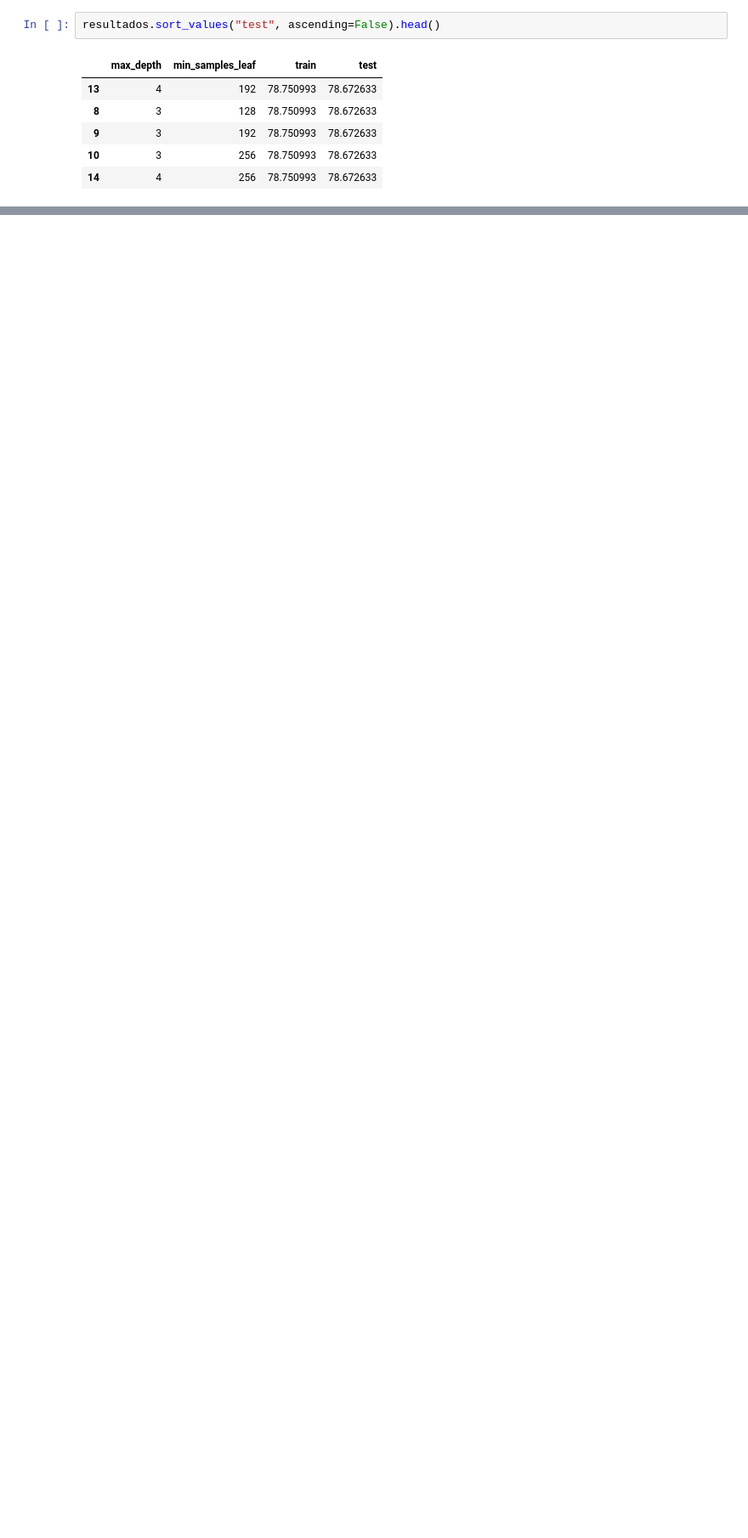
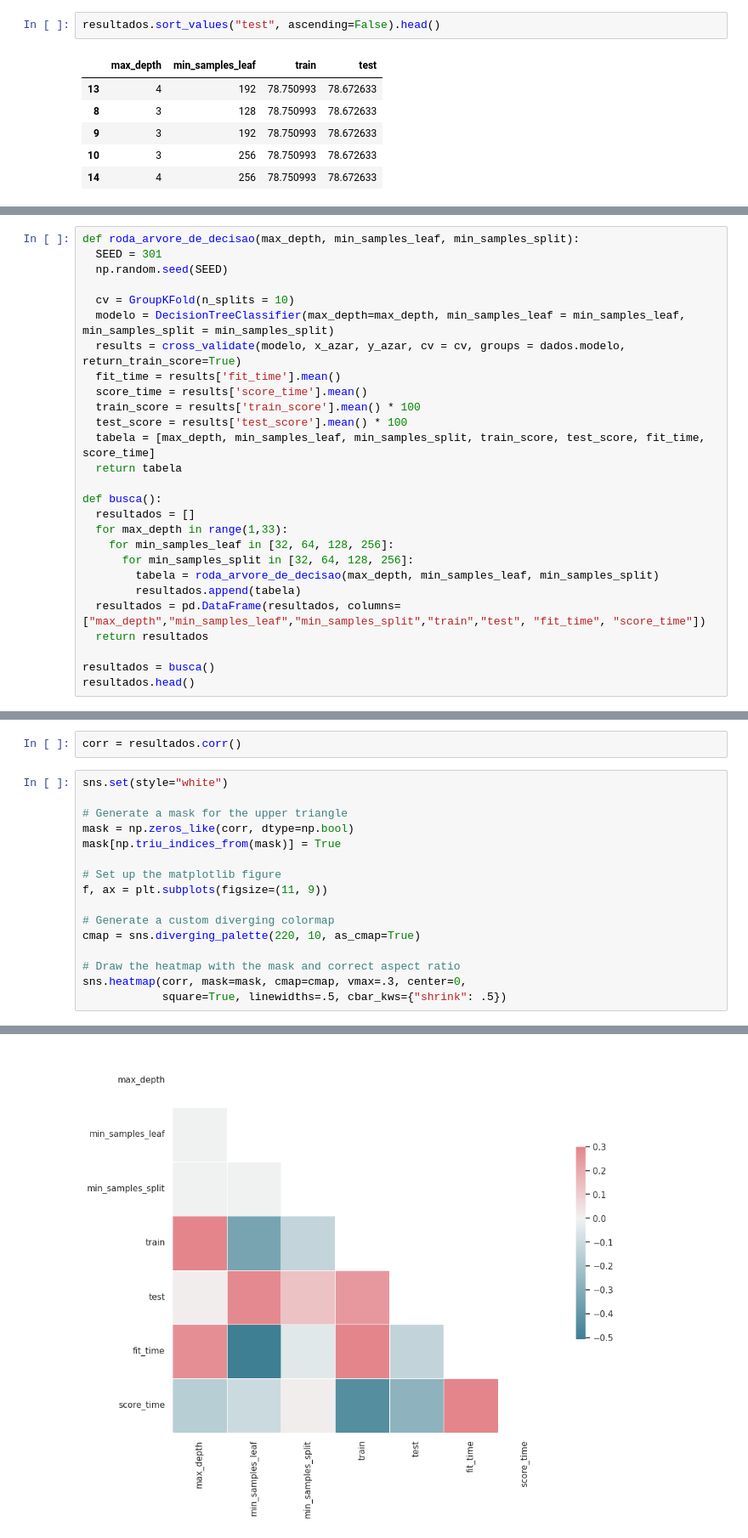
Before and after one commit to mateusopaiva/machine-learning-otimizacao, a Jupyter notebook: Machine_Learning_otimização_de_modelos_através_de_hiperparâmetros.ipynb, the cells around one changed output, grey strips where cells are left out. Shown: that part at 85% size. Cells and saved outputs as stored; diff of their text form; blank space fills up the shorter version.

```diff
--- a/Machine_Learning_otimização_de_modelos_através_de_hiperparâmetros.ipynb
+++ b/Machine_Learning_otimização_de_modelos_através_de_hiperparâmetros.ipynb
@@ -443,0 +446,27 @@ resultados.sort_values("test", ascending=False).head()
+# %%
+def roda_arvore_de_decisao(max_depth, min_samples_leaf, min_samples_split):
+  SEED = 301
+  np.random.seed(SEED)
+
+  cv = GroupKFold(n_splits = 10)
+  modelo = DecisionTreeClassifier(max_depth=max_depth, min_samples_leaf = min_samples_leaf, min_samples_split = min_samples_split)
+  results = cross_validate(modelo, x_azar, y_azar, cv = cv, groups = dados.modelo, return_train_score=True)
+  fit_time = results['fit_time'].mean()
+  score_time = results['score_time'].mean()
+  train_score = results['train_score'].mean() * 100
+  test_score = results['test_score'].mean() * 100
+  tabela = [max_depth, min_samples_leaf, min_samples_split, train_score, test_score, fit_time, score_time]
+  return tabela
+
+def busca():
+  resultados = []
+  for max_depth in range(1,33):
+    for min_samples_leaf in [32, 64, 128, 256]:
+      for min_samples_split in [32, 64, 128, 256]:
+        tabela = roda_arvore_de_decisao(max_depth, min_samples_leaf, min_samples_split)
+        resultados.append(tabela)
+  resultados = pd.DataFrame(resultados, columns= ["max_depth","min_samples_leaf","min_samples_split","train","test", "fit_time", "score_time"])
+  return resultados
+
+resultados = busca()
+resultados.head()
@@ -443,0 +480,19 @@ resultados.sort_values("test", ascending=False).head()
+# %%
+corr = resultados.corr()
+# %%
+sns.set(style="white")
+
+# Generate a mask for the upper triangle
+mask = np.zeros_like(corr, dtype=np.bool)
+mask[np.triu_indices_from(mask)] = True
+
+# Set up the matplotlib figure
+f, ax = plt.subplots(figsize=(11, 9))
+
+# Generate a custom diverging colormap
+cmap = sns.diverging_palette(220, 10, as_cmap=True)
+
+# Draw the heatmap with the mask and correct aspect ratio
+sns.heatmap(corr, mask=mask, cmap=cmap, vmax=.3, center=0,
+            square=True, linewidths=.5, cbar_kws={"shrink": .5})
+# %% [output]
@@ -443,0 +502 @@ resultados.sort_values("test", ascending=False).head()
+[figure, added]
```
Also changed, not shown: parts of 9 cells of this notebook.
